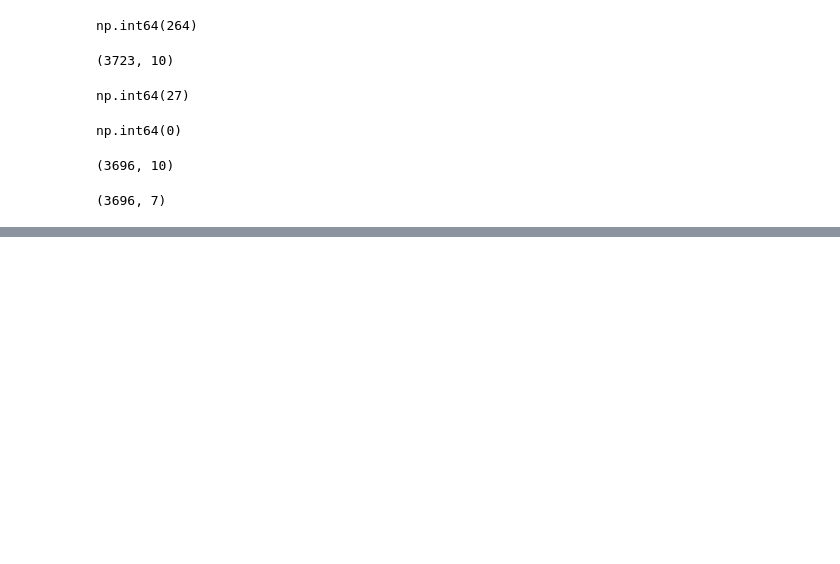
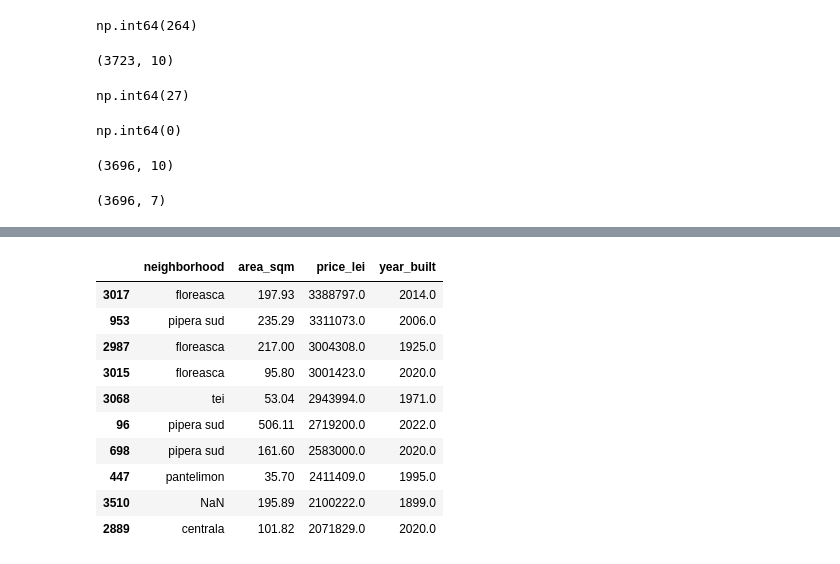
Before and after one commit to ArianaRobu/real-estate-intelligence, a Jupyter notebook: notebooks/02_data_cleaning.ipynb, the cells around one changed output, grey strips where cells are left out. Saved outputs shown, nothing was run; the diff lists cells and outputs as text; code cells hidden in the pictures; blank space fills up the shorter version.

```diff
--- a/notebooks/02_data_cleaning.ipynb
+++ b/notebooks/02_data_cleaning.ipynb
@@ -179,0 +192,19 @@ apartments.shape
+# %%
+apartments.sort_values(
+    "price_lei",
+    ascending=False
+)[
+    ["neighborhood", "area_sqm", "price_lei", "year_built"]
+].head(10)
+# %% [output]
+|  | neighborhood | area_sqm | price_lei | year_built |
+| 3017 | floreasca | 197.93 | 3388797.0 | 2014.0 |
+| 953 | pipera sud | 235.29 | 3311073.0 | 2006.0 |
+| 2987 | floreasca | 217.00 | 3004308.0 | 1925.0 |
+| 3015 | floreasca | 95.80 | 3001423.0 | 2020.0 |
+| 3068 | tei | 53.04 | 2943994.0 | 1971.0 |
+| 96 | pipera sud | 506.11 | 2719200.0 | 2022.0 |
+| 698 | pipera sud | 161.60 | 2583000.0 | 2020.0 |
+| 447 | pantelimon | 35.70 | 2411409.0 | 1995.0 |
+| 3510 | NaN | 195.89 | 2100222.0 | 1899.0 |
+| 2889 | centrala | 101.82 | 2071829.0 | 2020.0 |
```
Also changed, not shown: parts of 20 cells of this notebook, 1 other file.
